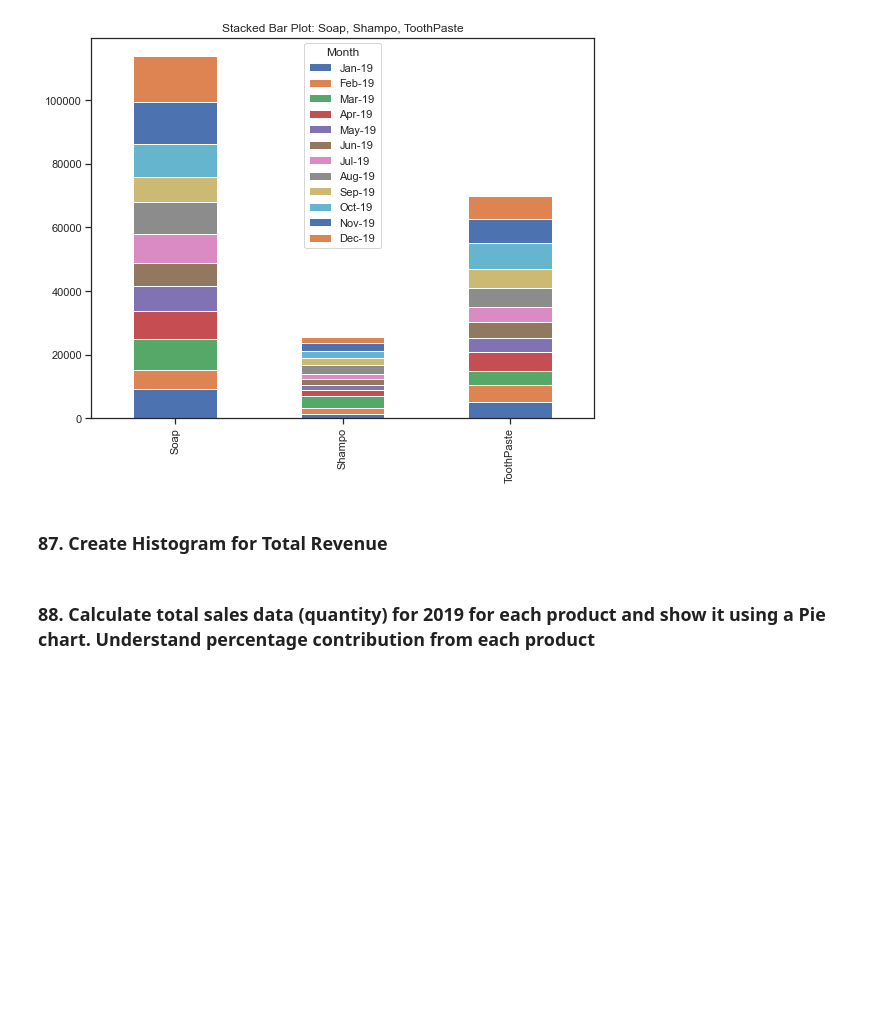
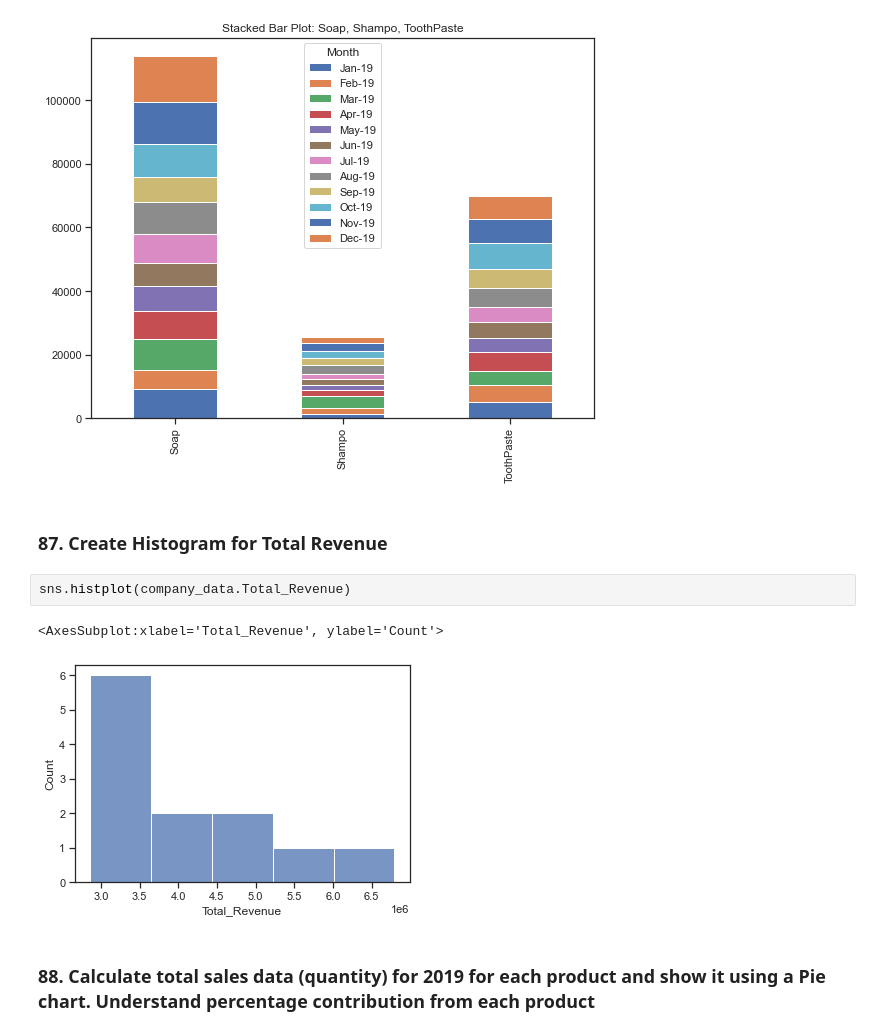
Before and after one commit to sakshisv/Basic-Data-Manipulation-Visualization-Exercise, a Jupyter notebook: Basic_Data_Manipulation_Visualization_Exercise.ipynb, the cells around one changed output. Drawn from its saved outputs; the diff is of its cells as text; blank space fills up the shorter version.

```diff
--- a/Basic_Data_Manipulation_Visualization_Exercise.ipynb
+++ b/Basic_Data_Manipulation_Visualization_Exercise.ipynb
@@ -1726,5 +1726,10 @@ company_data[['Month', 'Soap', 'Shampo', 'ToothPaste']].set_index(['Month']).uns
 [figure]
 # %% [markdown]
 ### 87. Create Histogram for Total Revenue
+# %%
+sns.histplot(company_data.Total_Revenue)
+# %% [output]
+<AxesSubplot:xlabel='Total_Revenue', ylabel='Count'>
+[figure, added]
 # %% [markdown]
 ### 88. Calculate total sales data (quantity) for 2019 for each product and show it using a Pie chart. Understand percentage contribution from each product
```
Also changed, not shown: parts of 2 cells of this notebook.
